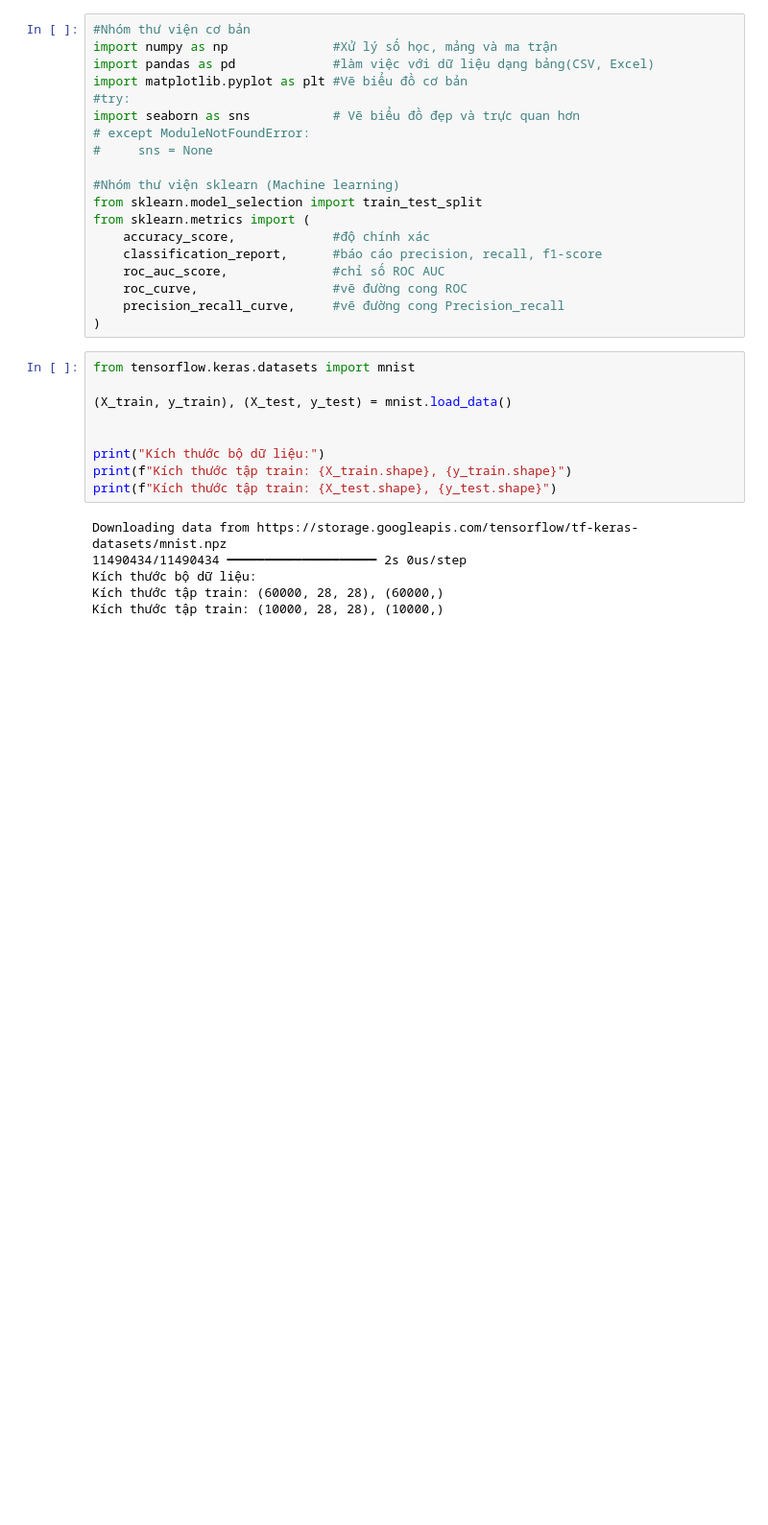
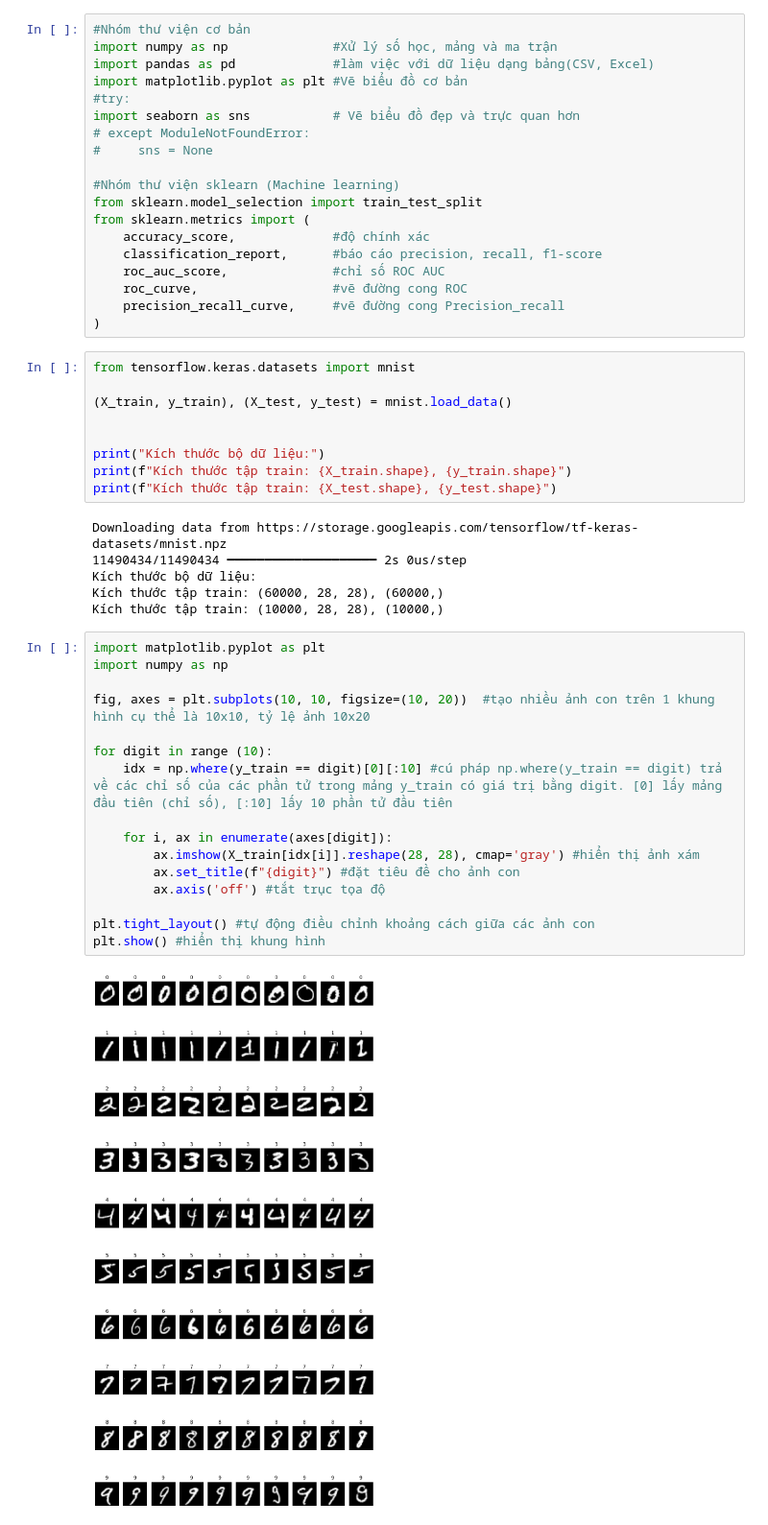
Before and after one commit to nguyenvutankhoa-star/AI-MNIST, a Jupyter notebook: Untitled0.ipynb, the cells around one changed output. Shown at 96% size. Saved outputs shown, nothing was run; the diff lists cells and outputs as text; blank space fills up the shorter version.

Commit message:
đã điều chỉnh để hiển thị mẫu

```diff
--- a/Untitled0.ipynb
+++ b/Untitled0.ipynb
@@ -35,3 +35,21 @@ Downloading data from https://storage.googleapis.com/tensorflow/tf-keras-dataset
 Kích thước bộ dữ liệu:
 Kích thước tập train: (60000, 28, 28), (60000,)
 Kích thước tập train: (10000, 28, 28), (10000,)
+# %%
+import matplotlib.pyplot as plt
+import numpy as np
+
+fig, axes = plt.subplots(10, 10, figsize=(10, 20))  #tạo nhiều ảnh con trên 1 khung hình cụ thể là 10x10, tỷ lệ ảnh 10x20
+
+for digit in range (10):
+    idx = np.where(y_train == digit)[0][:10] #cú pháp np.where(y_train == digit) trả về các chỉ số của các phần tử trong mảng y_train có giá trị bằng digit. [0] lấy mảng đầu tiên (chỉ số), [:10] lấy 10 phần tử đầu tiên
+
+    for i, ax in enumerate(axes[digit]):
+        ax.imshow(X_train[idx[i]].reshape(28, 28), cmap='gray') #hiển thị ảnh xám
+        ax.set_title(f"{digit}") #đặt tiêu đề cho ảnh con
+        ax.axis('off') #tắt trục tọa độ
+
+plt.tight_layout() #tự động điều chỉnh khoảng cách giữa các ảnh con
+plt.show() #hiển thị khung hình
+# %% [output]
+[figure, added]
```
Also changed, not shown: 1 other file.
